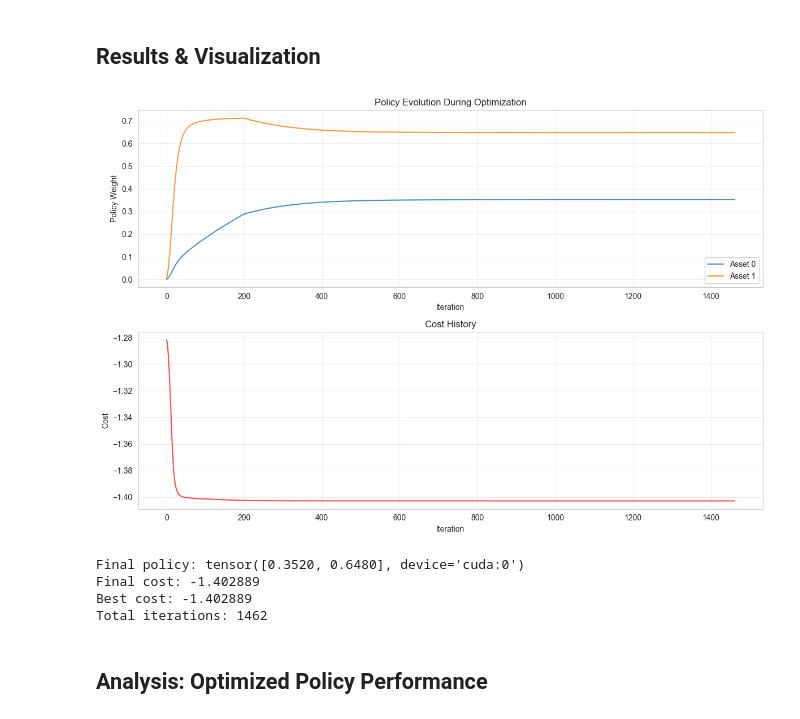
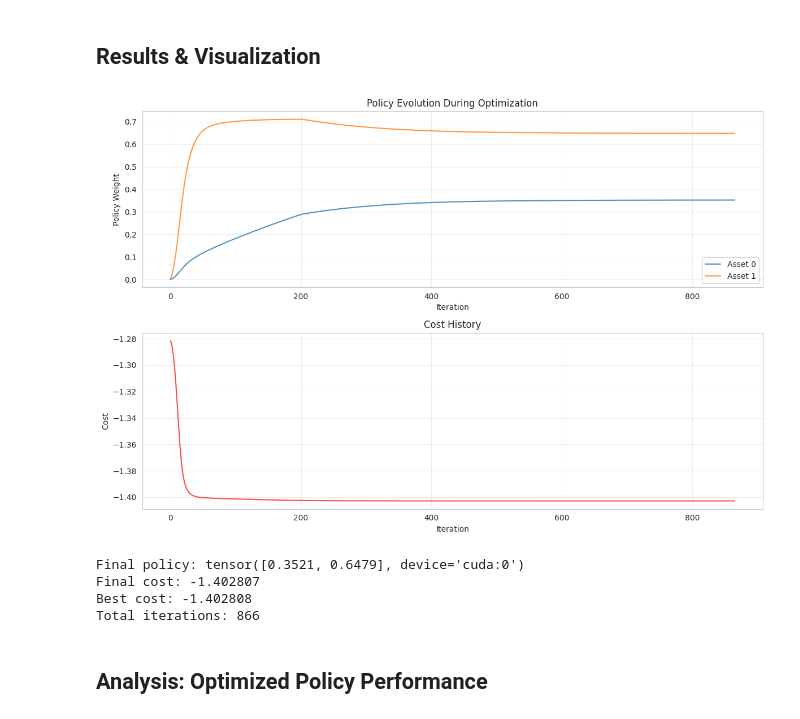
Before and after one commit to Creykish/MADS-Project, a Jupyter notebook: Code/Fixed Policy/optimise.ipynb, the cells around one changed output. Saved outputs shown, nothing was run; the diff lists cells and outputs as text; code cells hidden in the pictures.

```diff
--- a/Code/Fixed Policy/optimise.ipynb
+++ b/Code/Fixed Policy/optimise.ipynb
@@ -38,7 +38,7 @@ True
 # ============================================================================
 N_ASSETS = 3
 N_SIMULATIONS = 500_000
-SIMULATION_YEARS = 30
+SIMULATION_YEARS = 35
 DEVICE = torch.device('cuda' if torch.cuda.is_available() else 'cpu')
 RETURN_SAMPLER = "block_bootstrap"  # Options: "cholesky" or "block_bootstrap"
 RETURN_SAMPLER = "cholesky"
@@ -46,9 +46,9 @@ RETURN_SAMPLER = "cholesky"
 # ============================================================================
 # WEALTH & SPENDING PARAMETERS
 # ============================================================================
-INITIAL_WEALTH = 600_000
+INITIAL_WEALTH_RANGE = range(500_000, 1_050_000, 50_000)  # $350k to $1M in $50k increments
 DESIRED_SPENDING = EXPENDITURE_GUIDELINES['choices_metro_couple']
-SPENDING_DECLINE_RATE = 0.03
+SPENDING_DECLINE_RATE = 0.02
 CONSUMPTION_FLOOR = EXPENDITURE_GUIDELINES['no_frills_metro_couple']
 FLOOR_DECLINE_RATE = 0.00
 INCOME_TYPE = "couple"  # Options: "couple", "single", "single_sharing", or None
@@ -57,18 +57,18 @@ INCOME_TYPE = "couple"  # Options: "couple", "single", "single_sharing", or None
 # OPTIMIZATION PARAMETERS
 # ============================================================================
 # Initial policy weights (will be optimized)
-INITIAL_POLICY = [0.0, 0.0]  # [Asset 0, Asset 1] weights (Asset 2 is implicit)
+INITIAL_POLICY = [0.1, 0.9]  # [Asset 0, Asset 1] weights (Asset 2 is implicit)
 
 # Optimizer settings
 OPTIMIZER_TYPE = "SGD"  # Options: "Adam" or "SGD"
-INITIAL_LR = 0.01  # Increased for better exploration
+INITIAL_LR = 0.1  # Increased for better exploration
 MAX_ITERATIONS = 2000
 MOMENTUM = 0.9  # For SGD optimizer
 
 # Learning rate schedule (ReduceLROnPlateau)
 LR_DECAY_FACTOR = 0.5  # Factor to reduce learning rate
-LR_PATIENCE = 30  # Iterations without improvement before reducing LR
-LR_THRESHOLD = 1e-4  # Minimum change to qualify as improvement
+LR_PATIENCE = 6  # Iterations without improvement before reducing LR
+LR_THRESHOLD = 1e-5  # Minimum change to qualify as improvement
 
 # Random restart to escape local optima
 USE_RANDOM_RESTARTS = False  # Enable random restarts
@@ -76,7 +76,7 @@ RESTART_PATIENCE = 150  # Iterations without improvement before random restart
 RESTART_NOISE_SCALE = 0.3  # How much to perturb the policy during restart
 
 # Early stopping
-STOPPING_PATIENCE = 100  # Iterations without improvement before stopping
+STOPPING_PATIENCE = 30  # Iterations without improvement before stopping
 
 # Progress reporting
 PRINT_EVERY = 20  # Print progress every N iterations
@@ -84,8 +84,8 @@ PRINT_EVERY = 20  # Print progress every N iterations
 # ============================================================================
 # OBJECTIVE FUNCTION PARAMETERS
 # ============================================================================
-CRRA_GAMMA = 9.0
+CRRA_GAMMA = 5.0
 CRRA_FLOOR = EXPENDITURE_GUIDELINES['no_frills_metro_couple']
-WEALTH_PENALTY_STEEPNESS = 1e-4
+WEALTH_PENALTY_STEEPNESS = 1e-3
 # %% [markdown]
 ## Load Data
@@ -92,8 +105,8 @@ WEALTH_PENALTY_STEEPNESS = 1e-4
 # %%
-tax_rates = np.loadtxt("../Data/IID Data/Final/tax_rates.csv", delimiter=",", skiprows=1)
+tax_rates = np.loadtxt("./Data/IID Data/Final/tax_rates.csv", delimiter=",", skiprows=1)
 if RETURN_SAMPLER == "cholesky":
-    exp_returns = np.loadtxt("../Data/IID Data/Final/expected_returns.csv", delimiter=",", skiprows=1)
-    cov_matrix = np.loadtxt("../Data/IID Data/Final/covariance.csv", delimiter=",", skiprows=1, usecols=range(1, N_ASSETS+2))
+    exp_returns = np.loadtxt("./Data/IID Data/Final/expected_returns.csv", delimiter=",", skiprows=1)
+    cov_matrix = np.loadtxt("./Data/IID Data/Final/covariance.csv", delimiter=",", skiprows=1, usecols=range(1, N_ASSETS+2))
     return_sampler = CholeskyBootstrapReturns(exp_returns, cov_matrix)
 else:
-    return_sampler = BlockBootstrapReturnsLoader("../Data/Returns/Final/block_bootstrapped_paths.npy")
+    return_sampler = BlockBootstrapReturnsLoader("./Data/Returns/Final/block_bootstrapped_paths.npy")
@@ -272,35 +370,36 @@ Best policy found:         [0.35200876 0.64799124]
 # %%
 # Visualize policy evolution over time
 fig, axes = plt.subplots(2, 1, figsize=(12, 8))
 # Plot 1: Policy weights over time
+policy_history = np.array(policy_history)
 for asset_idx in range(policy_history.shape[1]):
     axes[0].plot(policy_history[:, asset_idx], label=f'Asset {asset_idx}', alpha=0.8)
 axes[0].set_xlabel('Iteration')
 axes[0].set_ylabel('Policy Weight')
 axes[0].set_title('Policy Evolution During Optimization')
 axes[0].legend()
 axes[0].grid(True, alpha=0.3)
 
 # Plot 2: Cost history
 axes[1].plot(cost_history, color='red', alpha=0.7)
 axes[1].set_xlabel('Iteration')
 axes[1].set_ylabel('Cost')
 axes[1].set_title('Cost History')
 axes[1].grid(True, alpha=0.3)
 
 plt.tight_layout()
 plt.show()
 
 print(f"\nFinal policy: {policy.data}")
 print(f"Final cost: {cost_history[-1]:.6f}")
 print(f"Best cost: {best_cost:.6f}")
 print(f"Total iterations: {len(cost_history)}")
 # %% [output]
-[figure, old version]
+[figure, new version]
-Final policy: tensor([0.3520, 0.6480], device='cuda:0')
-Final cost: -1.402889
-Best cost: -1.402889
-Total iterations: 1462
+Final policy: tensor([0.3521, 0.6479], device='cuda:0')
+Final cost: -1.402807
+Best cost: -1.402808
+Total iterations: 866
 # %% [markdown]
 ## Analysis: Optimized Policy Performance
 # %%
```
Also changed, not shown: parts of 8 cells of this notebook, 8 other files.
